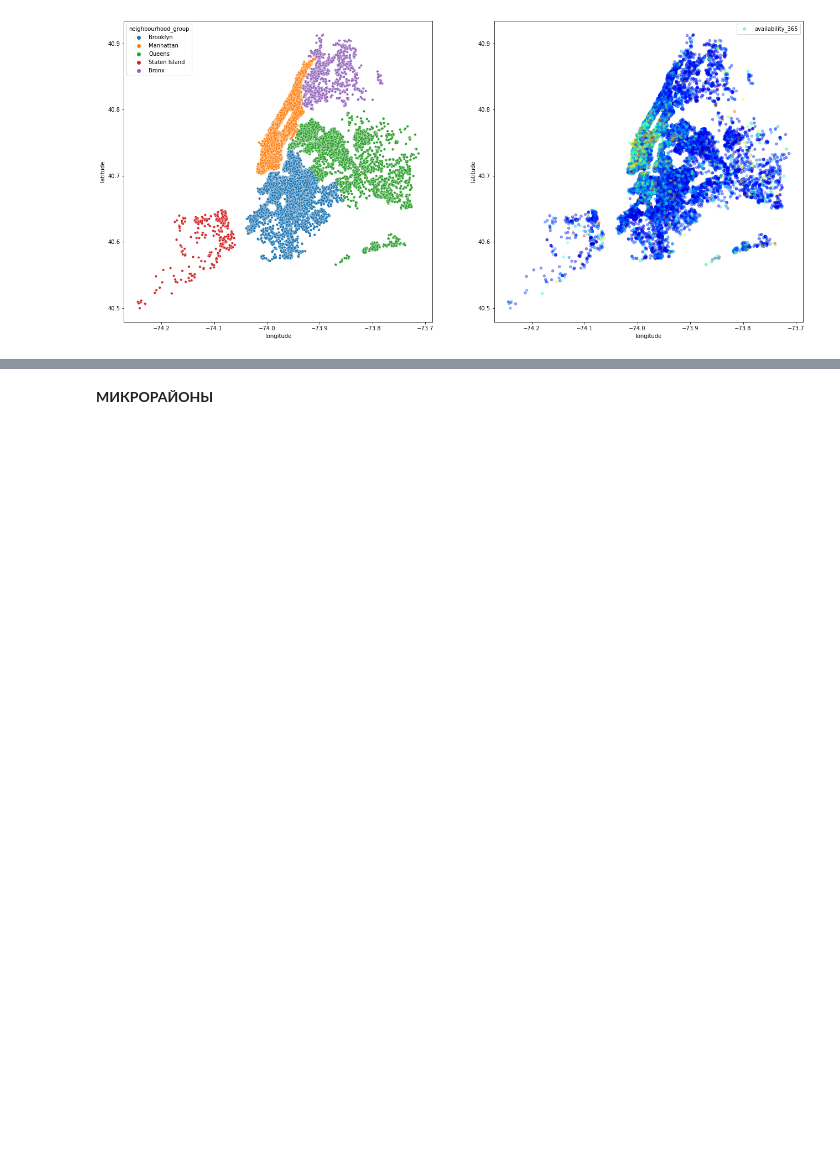
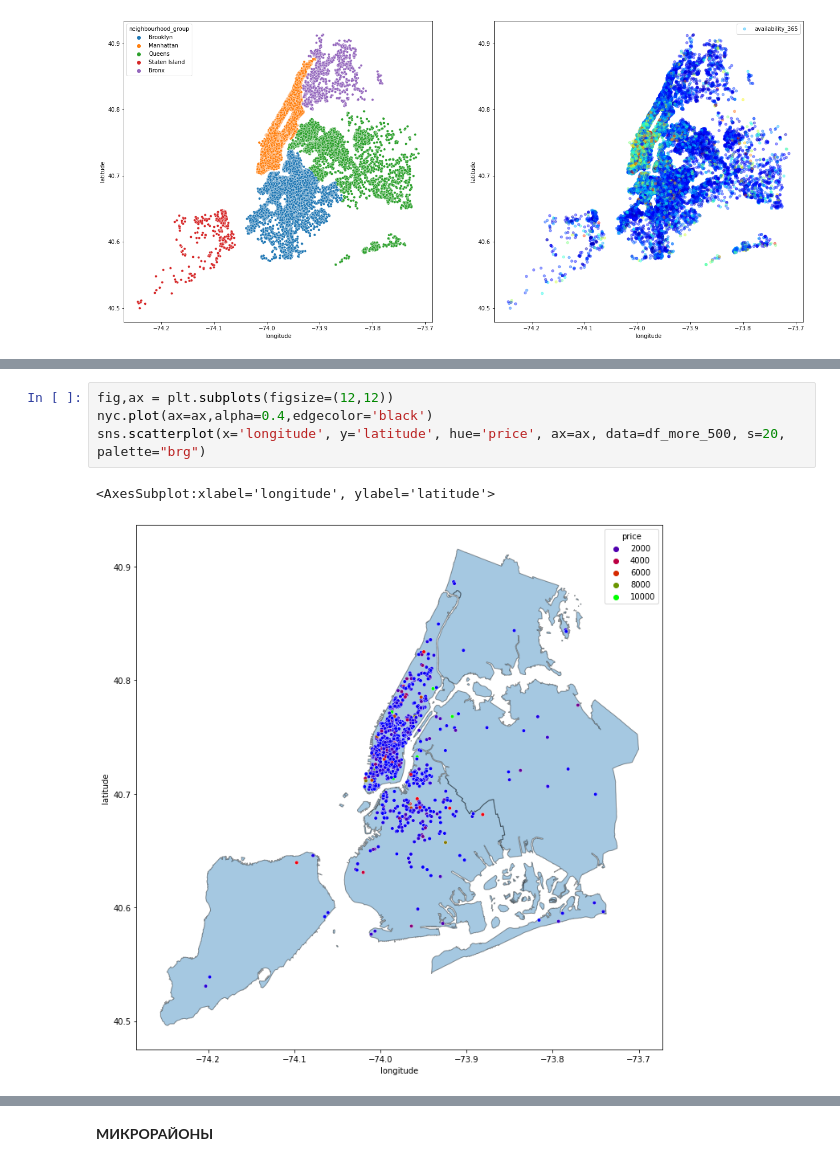
Before and after one commit to qutoq/kaggle_ny_airbnb, a Jupyter notebook: nyc-airbnb.ipynb, the cells around one changed output, grey strips where cells are left out. Cells and saved outputs as stored; diff of their text form; blank space fills up the shorter version.

```diff
--- a/nyc-airbnb.ipynb
+++ b/nyc-airbnb.ipynb
@@ -48,0 +57,7 @@ sc = sns.scatterplot(x='longitude', y='latitude', hue='price', ax=ax, data=df_le
+# %%
+fig,ax = plt.subplots(figsize=(12,12))
+nyc.plot(ax=ax,alpha=0.4,edgecolor='black')
+sns.scatterplot(x='longitude', y='latitude', hue='price', ax=ax, data=df_more_500, s=20, palette="brg")
+# %% [output]
+<AxesSubplot:xlabel='longitude', ylabel='latitude'>
+[figure, added]
```
Also changed, not shown: parts of 12 cells of this notebook.
